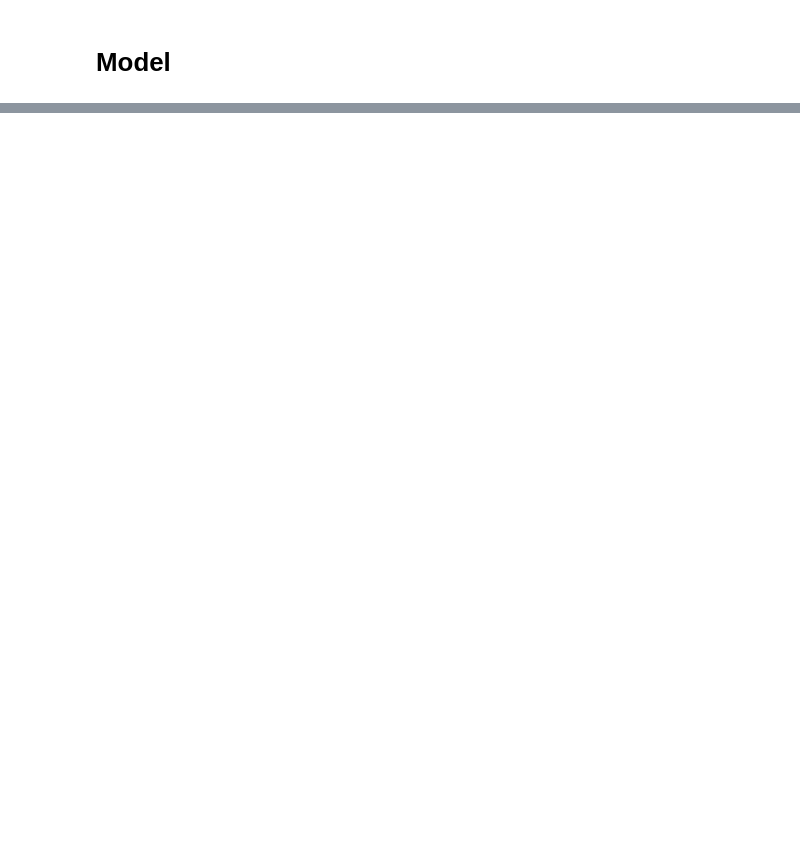
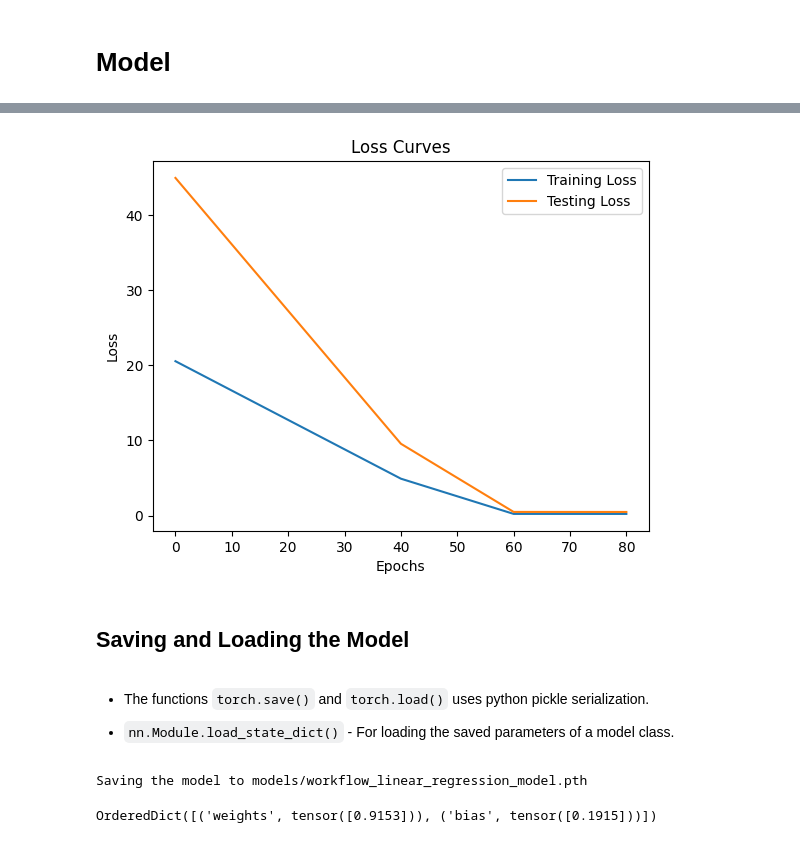
Before and after one commit to abhayrokkam/learning-pytorch, a Jupyter notebook: 02-Workflow/workflow.ipynb, the cells around one changed output, grey strips where cells are left out. Saved outputs shown, nothing was run; the diff lists cells and outputs as text; code cells hidden in the pictures; blank space fills up the shorter version.

Commit message:
completed the workflow section

```diff
--- a/02-Workflow/workflow.ipynb
+++ b/02-Workflow/workflow.ipynb
@@ -102,0 +208,42 @@ class LinearRegressionModel(nn.Module): # Subclass of nn.Module
+# %%
+# Plotting loss curves
+plt.plot(epoch_count, torch.Tensor(training_loss_values).numpy(), label = "Training Loss")
+plt.plot(epoch_count, torch.Tensor(testing_loss_values).numpy(), label = "Testing Loss")
+plt.title("Loss Curves")
+plt.ylabel("Loss")
+plt.xlabel("Epochs")
+plt.legend()
+plt.show()
+# %% [output]
+[figure, added]
+# %% [markdown]
+## Saving and Loading the Model
+# %% [markdown]
+- The functions `torch.save()` and `torch.load()` uses python pickle serialization.
+
+- `nn.Module.load_state_dict()` - For loading the saved parameters of a model class.
+# %%
+# Saving the PyTorch Model
+from pathlib import Path
+
+## Directory
+MODEL_DIR_PATH = Path('models')
+MODEL_DIR_PATH.mkdir(parents = True, exist_ok = True)
+
+## Model Name
+MODEL_NAME = 'workflow_linear_regression_model.pth'
+MODEL_SAVE_PATH = MODEL_DIR_PATH / MODEL_NAME
+
+## Saving
+print(f"Saving the model to {MODEL_SAVE_PATH}")
+torch.save(obj = model_lr.state_dict(),
+           f = MODEL_SAVE_PATH)
+# %% [output]
+Saving the model to models/workflow_linear_regression_model.pth
+# %%
+# Loading the saved parameters of the model
+model_lr_load = LinearRegressionModel()
+model_lr_load.load_state_dict(torch.load(MODEL_SAVE_PATH))
+model_lr_load.state_dict()
+# %% [output]
+OrderedDict([('weights', tensor([0.9153])), ('bias', tensor([0.1915]))])
```
Also changed, not shown: parts of 19 cells of this notebook, 1 other file.
